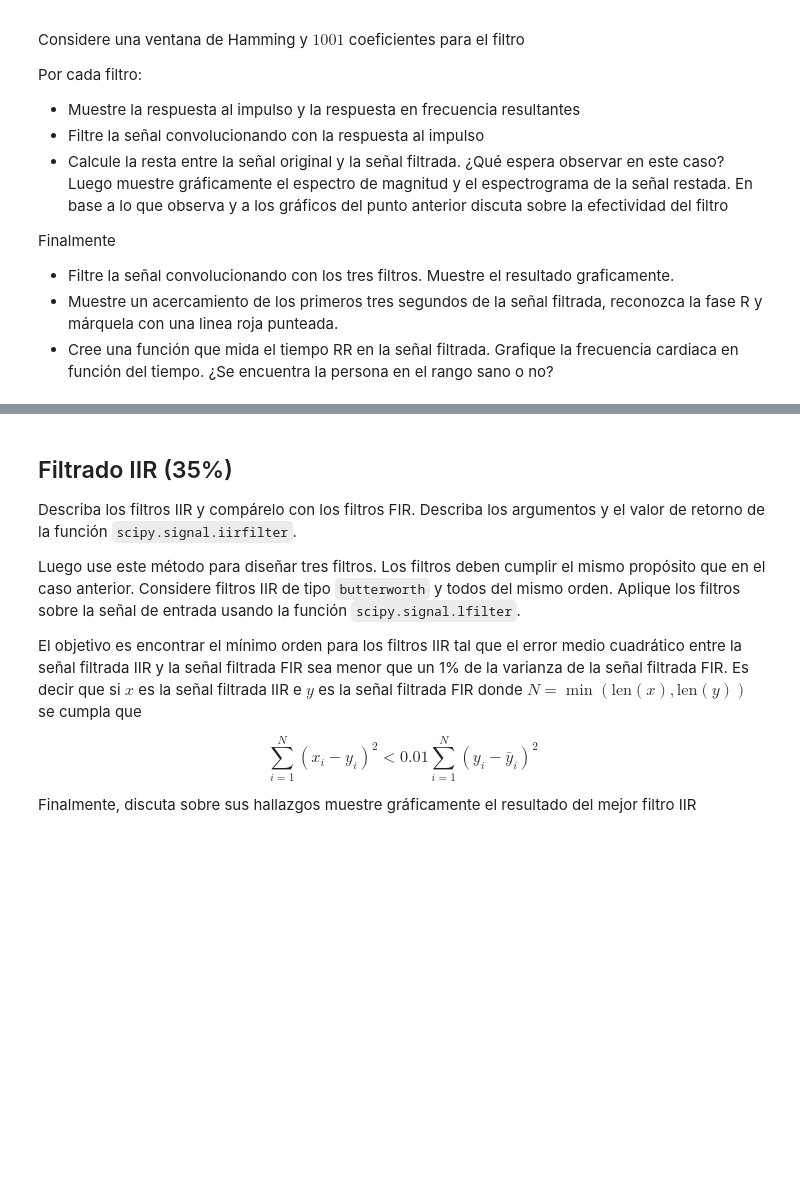
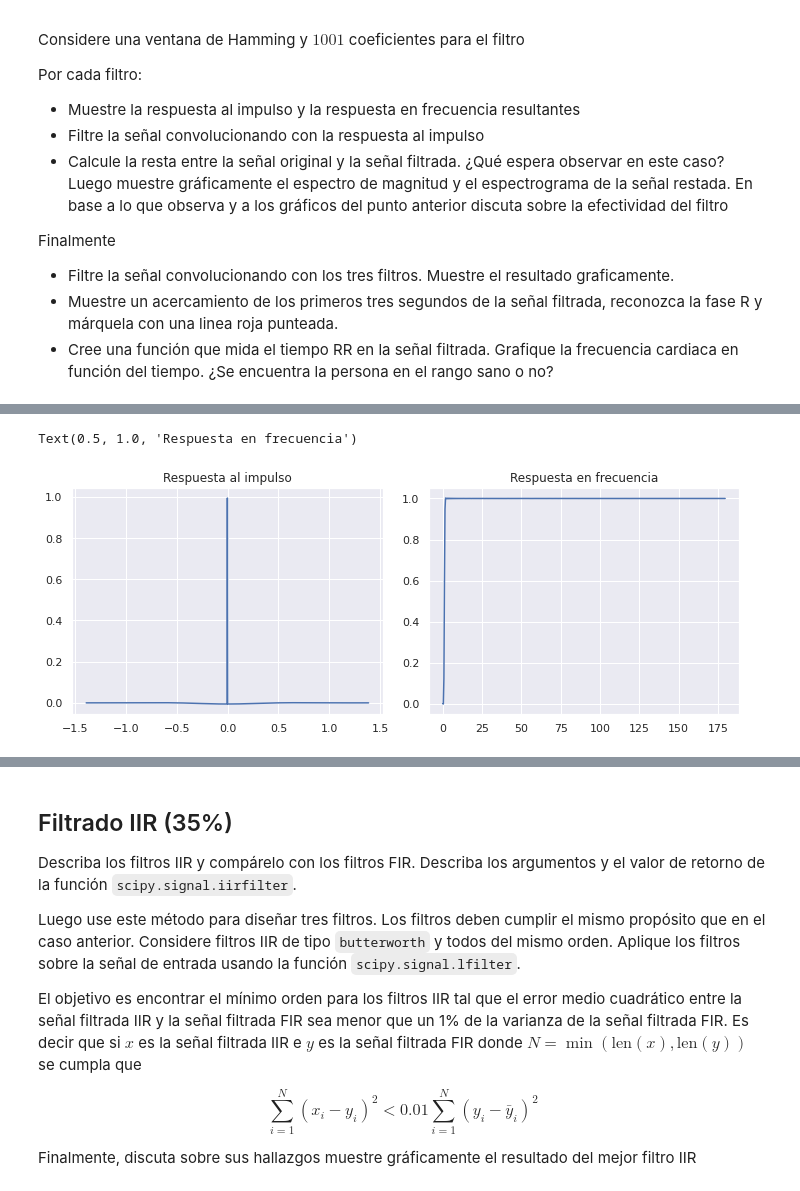
Before and after one commit to Rickiwasho/Analisis-sistemas-lineales, a Jupyter notebook: docs/tarea2/tarea2_info183.ipynb, the cells around one changed output, grey strips where cells are left out. Cells and saved outputs as stored; diff of their text form; code cells hidden in the pictures; blank space fills up the shorter version.

```diff
--- a/docs/tarea2/tarea2_info183.ipynb
+++ b/docs/tarea2/tarea2_info183.ipynb
@@ -241,0 +250,18 @@ Arreglo de largo numtaps de los coeficientes del filtro FIR.
+# %%
+# Filtrado ruido B
+#Filtro pasa-alto
+fc = 1
+h1 = scipy.signal.firwin(numtaps=L, cutoff=fc, window=window, pass_zero=False, fs=360)
+y1 = scipy.convolve(data, h1, mode='same')
+
+freq1, H1 = scipy.signal.freqz(h1, fs=Fs)
+fig, (ax1, ax2) = plt.subplots(1,2, figsize=(10,4), tight_layout=True)
+
+ax1.plot(t,h1)
+ax1.set_title('Respuesta al impulso')
+
+ax2.plot(freq1, np.absolute(H1))
+ax2.set_title('Respuesta en frecuencia')
+# %% [output]
+Text(0.5, 1.0, 'Respuesta en frecuencia')
+[figure, added]
```
Also changed, not shown: parts of 10 cells of this notebook, 1 other file.
